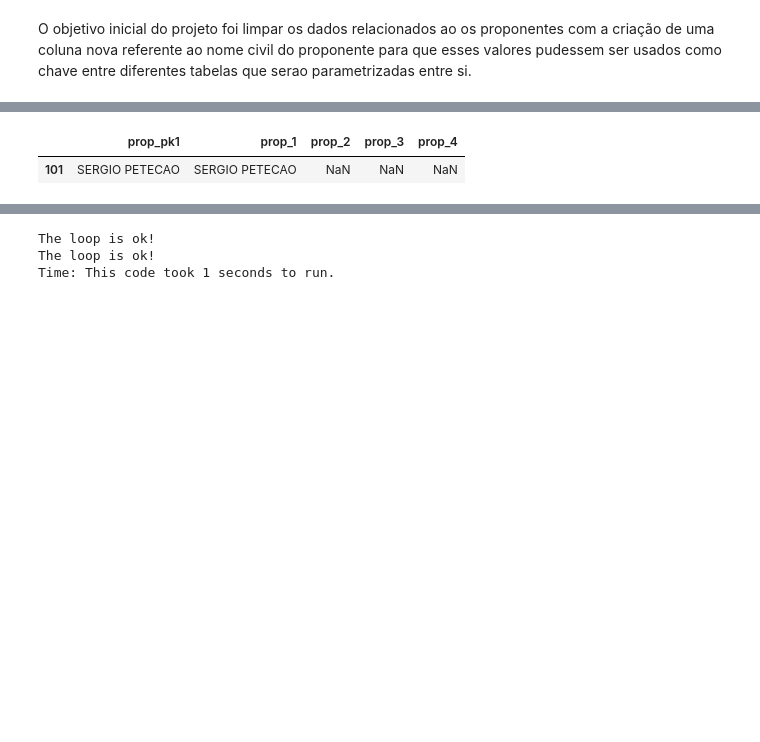
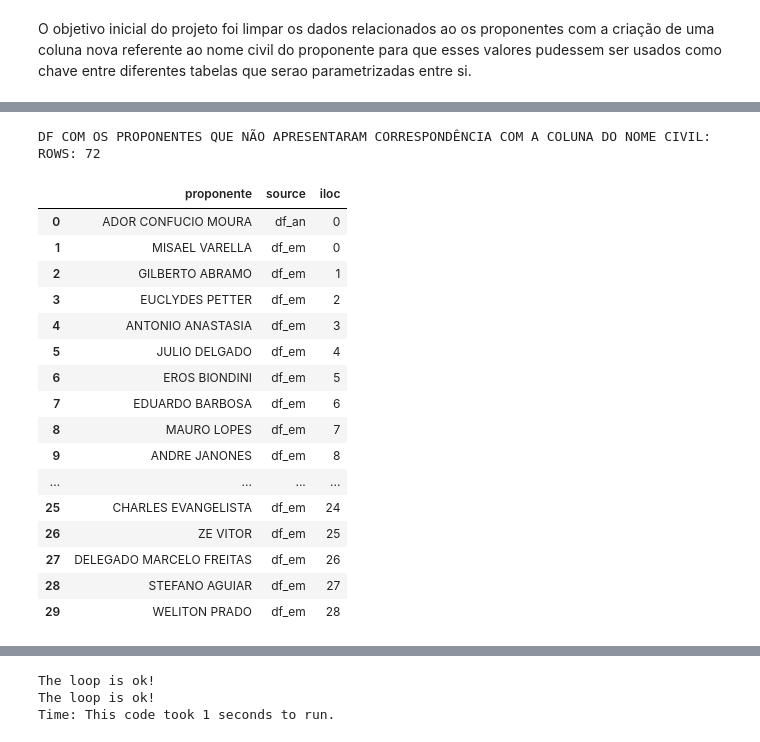
Before and after one commit to robertomdiniz5/Projeto-Controle-Financeiro-GESAC, a Jupyter notebook: controle_financeiro_gesac.ipynb, the cells around one changed output, grey strips where cells are left out. Cells and saved outputs as stored; diff of their text form; code cells hidden in the pictures; blank space fills up the shorter version.

```diff
--- a/controle_financeiro_gesac.ipynb
+++ b/controle_financeiro_gesac.ipynb
@@ -377,21 +298,48 @@ if save == True:
-# %%
-#searching for proponetes in df_pr by the prop_n
-name = 'SERGIO PETECAO'
-#criando lista das colunas referente ao nome dos proponentes
-lst_cl = ['prop_pk1', 'prop_1', 'prop_2', 'prop_3', 'prop_4']
-delete = 0
-
-for i in range(4,0,-1):
-    column = 'prop_' + str(i)
-    value = df_pr.loc[df_pr[column] == name][column].values
-    if value.size > 0:
-        my_output = df_pr.loc[df_pr[column] == name][lst_cl]
-        if delete == True:
-            df_pr[column] = df_pr[column].replace(name,np.nan)
-            break
-        break
-
-my_output
-# %% [output]
-|  | prop_pk1 | prop_1 | prop_2 | prop_3 | prop_4 |
-| 101 | SERGIO PETECAO | SERGIO PETECAO | NaN | NaN | NaN |
+# %%
+#checando se tem dfs sem prop_pk
+start_time = time()
+
+dfs  = [[df_an,'df_an'], [df_sn,'df_sn'],[df_em,'df_em'], [df_sg,'df_sg']];
+
+lst_prop_nk= []; lst = []
+
+for df in dfs:
+    for index_2, value in enumerate(df[0].loc[df[0].prop_pk1==''].proponente.values):
+        if value not in lst:
+            prop_name =  df[0].loc[df[0].prop_pk1==''].proponente.values[index_2]
+            prop_source = df[1]
+            prop_index = index_2
+            lst_prop_nk.append((prop_name, prop_source, prop_index))
+            lst.append(value)
+
+
+        else:pass
+
+print('DF COM OS PROPONENTES QUE NÃO APRESENTARAM CORRESPONDÊNCIA COM A COLUNA DO NOME CIVIL:')
+df_nk = pd.DataFrame()
+df_nk['proponente'] = [x for x,y,z in lst_prop_nk]
+df_nk['source'] = [y for x,y,z in lst_prop_nk]
+df_nk['iloc']= [z for x,y,z in lst_prop_nk]
+
+print('ROWS:', df_nk.shape[0])
+df_nk.head(30)
+# %% [output]
+DF COM OS PROPONENTES QUE NÃO APRESENTARAM CORRESPONDÊNCIA COM A COLUNA DO NOME CIVIL:
+ROWS: 72
+|  | proponente | source | iloc |
+| 0 | ADOR CONFUCIO MOURA | df_an | 0 |
+| 1 | MISAEL VARELLA | df_em | 0 |
+| 2 | GILBERTO ABRAMO | df_em | 1 |
+| 3 | EUCLYDES PETTER | df_em | 2 |
+| 4 | ANTONIO ANASTASIA | df_em | 3 |
+| 5 | JULIO DELGADO | df_em | 4 |
+| 6 | EROS BIONDINI | df_em | 5 |
+| 7 | EDUARDO BARBOSA | df_em | 6 |
+| 8 | MAURO LOPES | df_em | 7 |
+| 9 | ANDRE JANONES | df_em | 8 |
+| ... | ... | ... | ... |
+| 25 | CHARLES EVANGELISTA | df_em | 24 |
+| 26 | ZE VITOR | df_em | 25 |
+| 27 | DELEGADO MARCELO FREITAS | df_em | 26 |
+| 28 | STEFANO AGUIAR | df_em | 27 |
+| 29 | WELITON PRADO | df_em | 28 |
```
Also changed, not shown: parts of 18 cells of this notebook, 3 other files.
